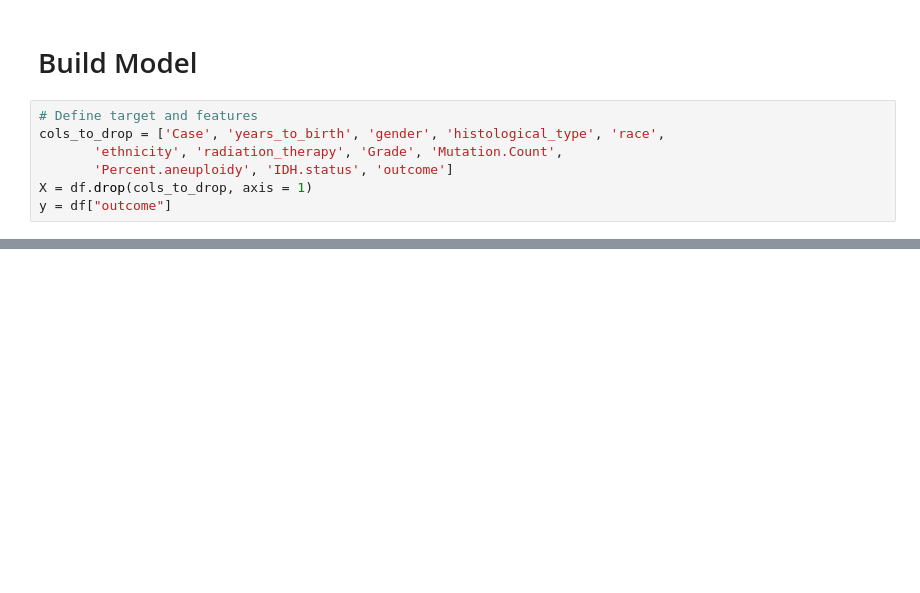
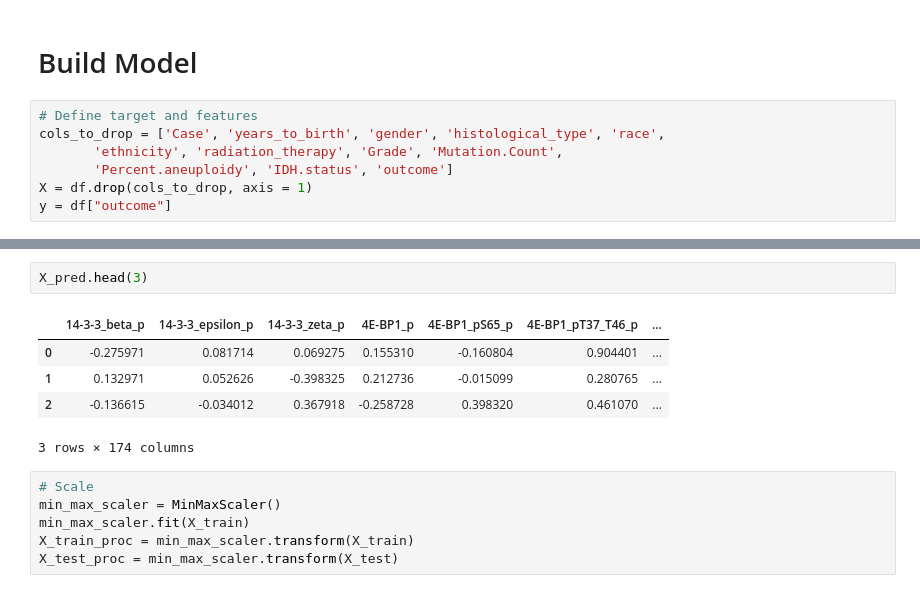
Before and after one commit to Klara-haas/brain_proteomics, a Jupyter notebook: api/jfschulz_notebooks/jfschulz_api.ipynb, the cells around one changed output, grey strips where cells are left out. Drawn from its saved outputs; the diff is of its cells as text; blank space fills up the shorter version.

```diff
--- a/api/jfschulz_notebooks/jfschulz_api.ipynb
+++ b/api/jfschulz_notebooks/jfschulz_api.ipynb
@@ -55,0 +90,14 @@ model =
+# %%
+X_pred.head(3)
+# %% [output]
+|  | 14-3-3_beta_p | 14-3-3_epsilon_p | 14-3-3_zeta_p | 4E-BP1_p | 4E-BP1_pS65_p | 4E-BP1_pT37_T46_p | ... |
+| 0 | -0.275971 | 0.081714 | 0.069275 | 0.155310 | -0.160804 | 0.904401 | ... |
+| 1 | 0.132971 | 0.052626 | -0.398325 | 0.212736 | -0.015099 | 0.280765 | ... |
+| 2 | -0.136615 | -0.034012 | 0.367918 | -0.258728 | 0.398320 | 0.461070 | ... |
+3 rows × 174 columns
+# %%
+# Scale
+min_max_scaler = MinMaxScaler()
+min_max_scaler.fit(X_train)
+X_train_proc = min_max_scaler.transform(X_train)
+X_test_proc = min_max_scaler.transform(X_test)
```
Also changed, not shown: parts of 18 cells of this notebook, 8 other files.
